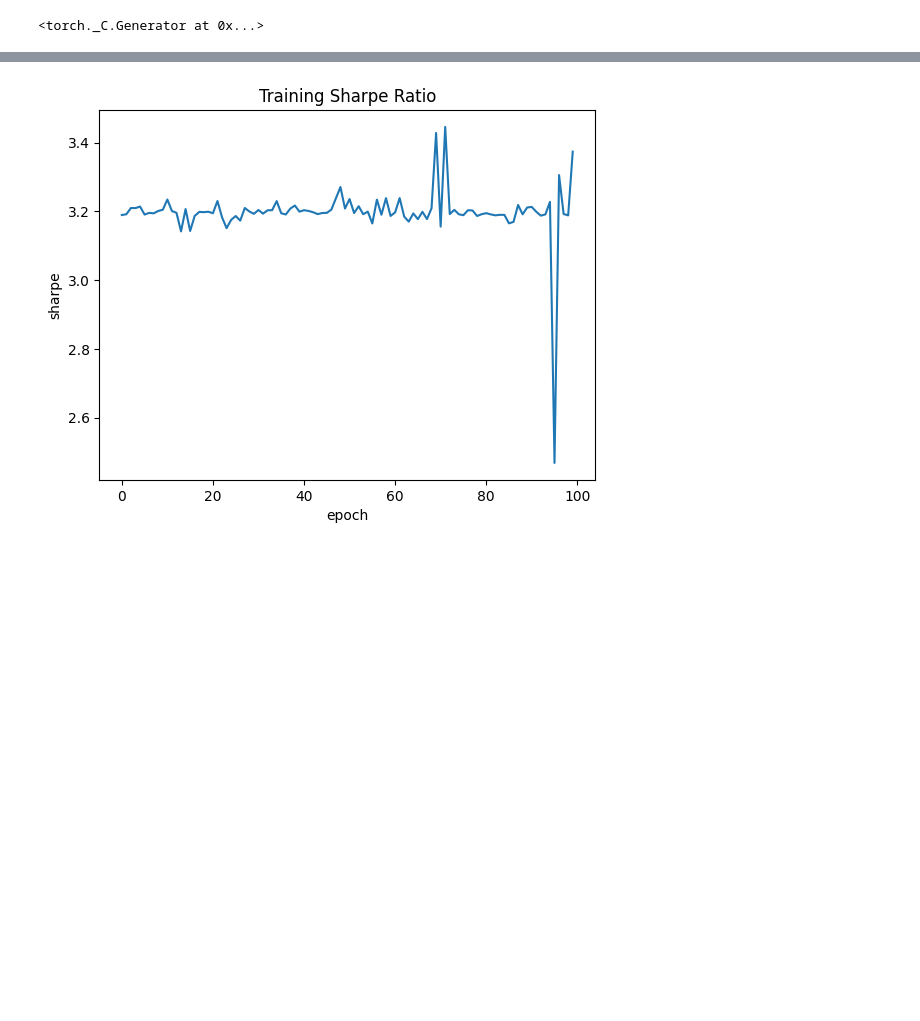
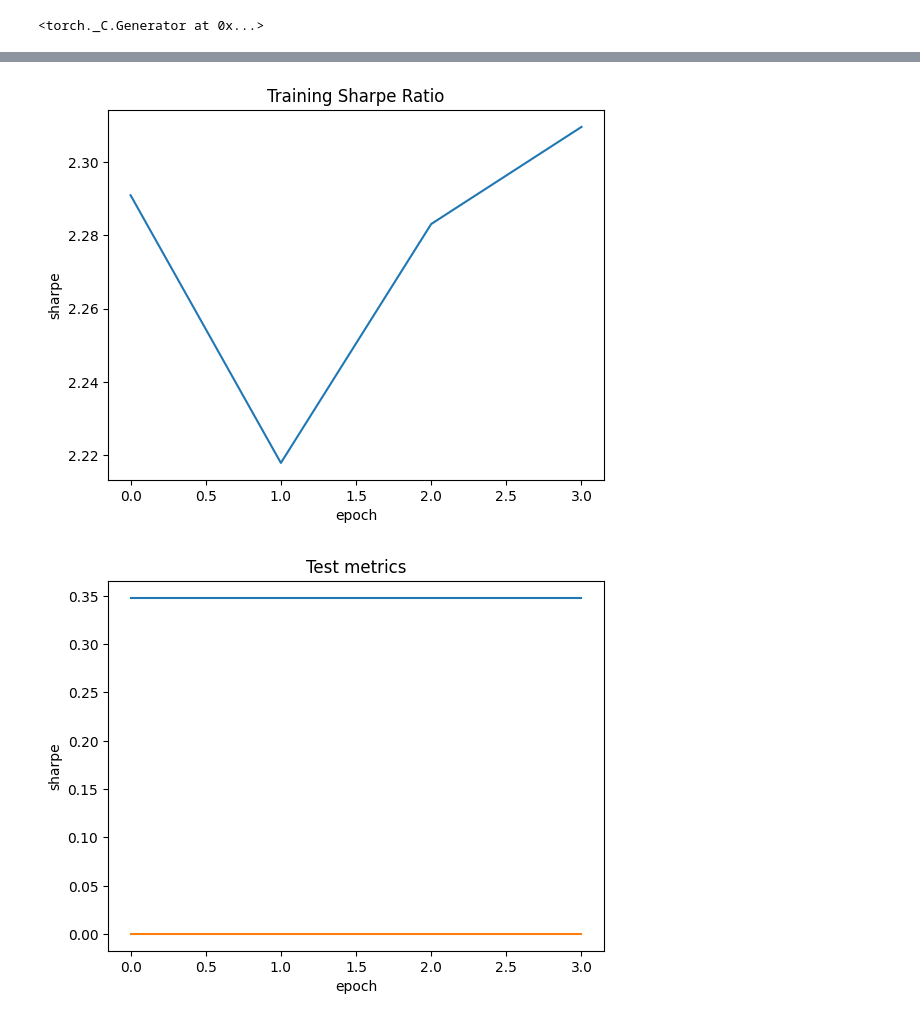
Before and after one commit to snirlugassy/ml_portfolio, a Jupyter notebook: experiments/cnn1d.ipynb, the cells around one changed output, grey strips where cells are left out. Cells and saved outputs as stored; diff of their text form; code cells hidden in the pictures; blank space fills up the shorter version.

```diff
--- a/experiments/cnn1d.ipynb
+++ b/experiments/cnn1d.ipynb
@@ -24,12 +24,11 @@ with open("../train_dataset.pkl", "rb") as f:
     train_df: pd.DataFrame = pickle.load(f)['Adj Close']
 
 train_df = train_df.fillna(method='ffill') # attempt to fill nan values
-train_df = train_df.dropna(axis=1) #
-train_df = train_df.pct_change(1)[1:]
+train_df = train_df.pct_change(1)[1:].fillna(0.0)
 
 assert pd.isna(train_df).any().sum() == 0
 
-stocks = train_df.columns # stocks to keep without nan values
+# stocks = train_df.columns # stocks to keep without nan values
 
 with open("../test_dataset.pkl", "rb") as f:
     test_df = pickle.load(f)['Adj Close']
@@ -92,12 +91,12 @@ class Net(torch.nn.Module):
     def forward(self, x):
         x = self.cnn_blocks(x)
         x = x.transpose(2,1)
-        x = self.lin(x).squeeze()
+        x = self.lin(x).squeeze(-1)
         x = x / x.sum(dim=1).unsqueeze(1) # normalize weights, sum to 1
         return x
 
 
-net = Net(10)
-output = net(x)
+net = Net(10).to(device)
+output = net(x.to(device))
 output.shape
 # %% [output]
@@ -106,46 +155,64 @@ torch.Size([16, 493])
 optimizer = torch.optim.Adam(net.parameters(), lr=0.0001, maximize=True, weight_decay=0.1)
 lr_sched = torch.optim.lr_scheduler.StepLR(optimizer, step_size=10, gamma=0.9)
 
-EPOCHS = 100
+EPOCHS = 4
+W = 10
 
-net = Net(10)
+net = Net(window_size=W)
 net = net.to(device)
 net.train()
 
 targets = []
+test_sharpe = []
+test_variance = []
 
 with tqdm(total=EPOCHS * len(dataloader), postfix={"epoch":0}) as progress:
     for epoch in range(EPOCHS):
         progress.set_postfix(epoch=(epoch + 1))
         s = []
         for i, (X, y) in enumerate(dataloader):
             X = X.to(device)
             y = y.to(device)
 
             # forward
             output = net(X)
             r = output * y
             sharpe_ratio = torch.mean(torch.std(r, dim=-1) / torch.mean(r, dim=-1))
             s.append(sharpe_ratio.item())
 
             # backward
             optimizer.zero_grad()
             sharpe_ratio.backward()
             optimizer.step()
             lr_sched.step()
 
             # print statistics
             # progress.set_postfix(R=R)
             progress.update()
         targets.append(sum(s) / len(s))
 
+        net.eval()
+        s,v = test(net)
+        net.train()
+        test_sharpe.append(s)
+        test_variance.append(v)
+
 plt.figure()
 plt.title("Training Sharpe Ratio")
 plt.xlabel("epoch")
 plt.ylabel("sharpe")
 plt.plot(targets)
 plt.show()
+
+plt.figure()
+plt.title("Test metrics")
+plt.xlabel("epoch")
+plt.ylabel("sharpe")
+plt.plot(test_sharpe, label="sharpe")
+plt.plot(test_variance, label="variance")
+plt.show()
 # %% [output]
-[figure, old version]
+[figure, new version]
+[figure, added]
 # %%
 torch.save(net.state_dict(), "./cnn_1d_v1/net_cnn1d_weights.pth")
```
Also changed, not shown: parts of 4 cells of this notebook.
